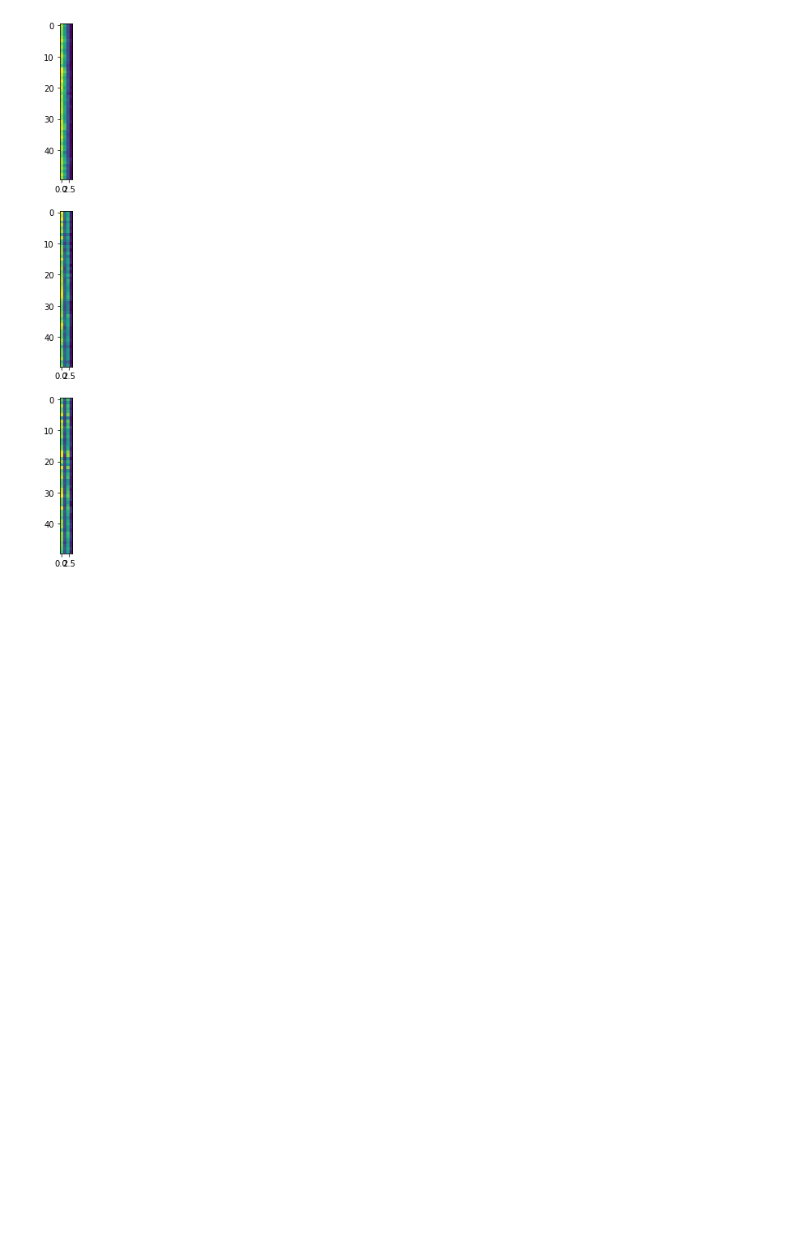
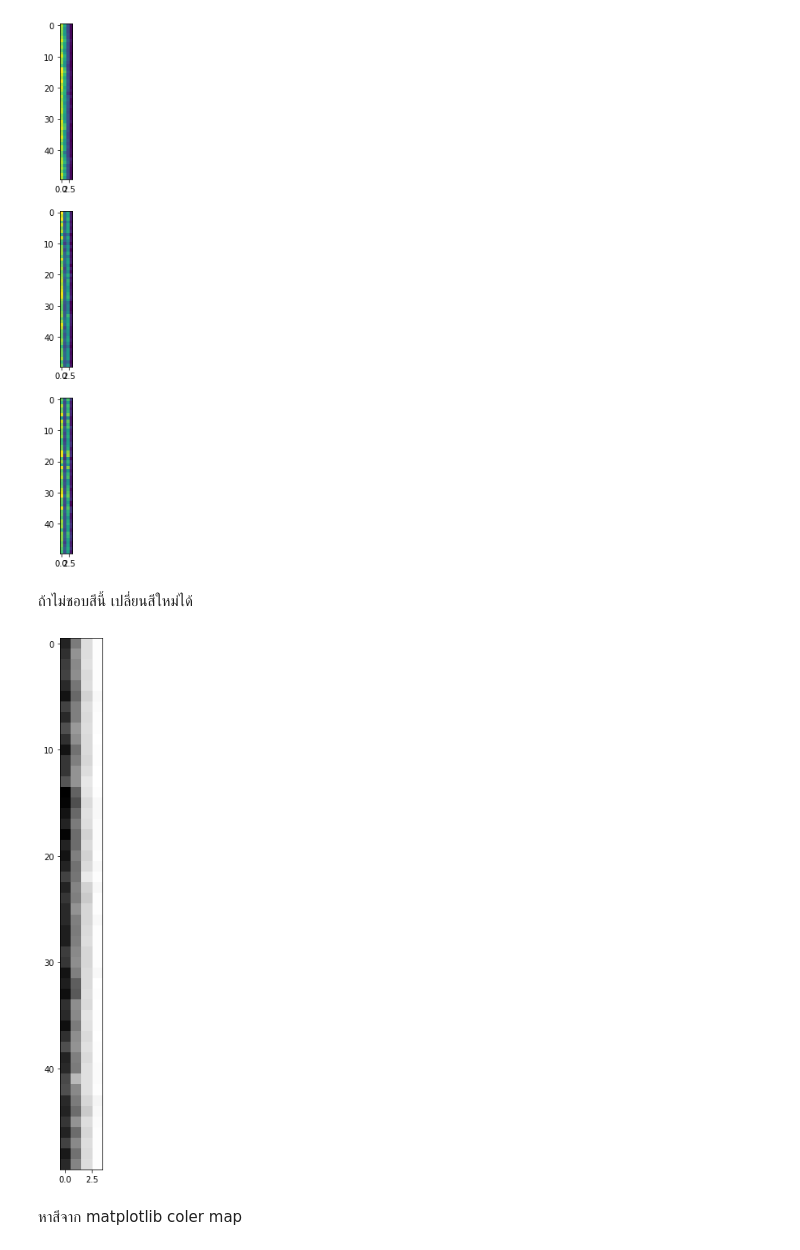
Before and after one commit to panarin2807/Python_dataviz, a Jupyter notebook: visualize array data.ipynb, the cells around one changed output. Drawn from its saved outputs; the diff is of its cells as text; code cells hidden in the pictures; blank space fills up the shorter version.

```diff
--- a/visualize array data.ipynb
+++ b/visualize array data.ipynb
@@ -127,3 +127,13 @@ plt.imshow(virginica_np, interpolation='nearest')
 plt.show()
 # %% [output]
 [figure]
+# %% [markdown]
+ถ้าไม่ชอบสีนี้ เปลี่ยนสีใหม่ได้
+# %%
+matplotlib.rcParams['figure.figsize']= [12,12]
+plt.imshow(setosa_np, interpolation='nearest',cmap=plt.get_cmap('Greys'))
+plt.show()
+# %% [output]
+[figure, added]
+# %% [markdown]
+หาสีจาก matplotlib coler map
```
